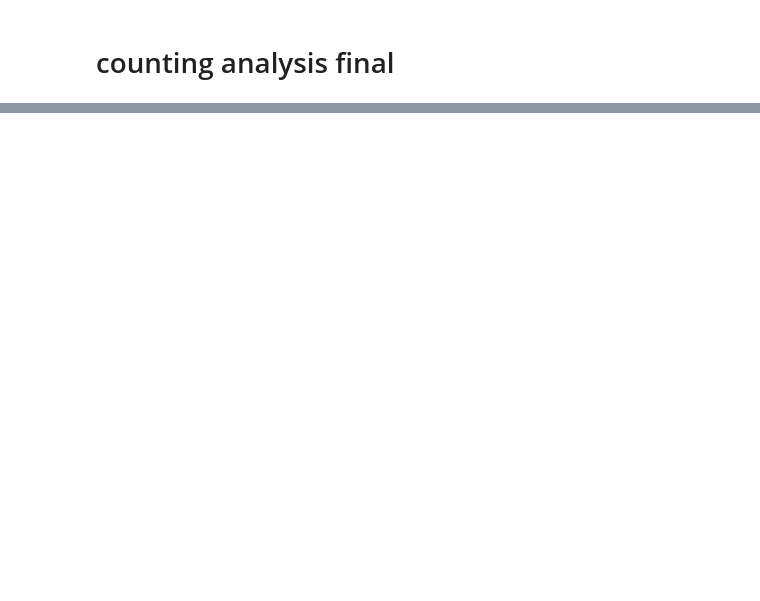
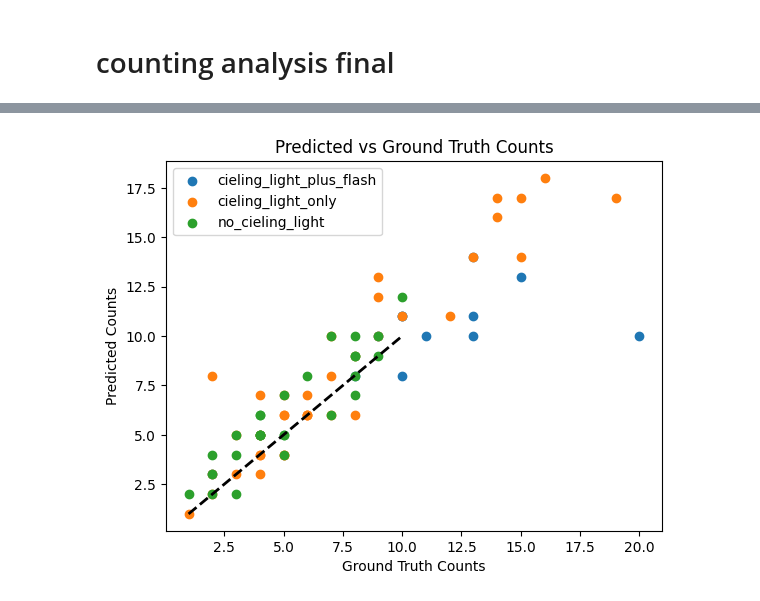
Before and after one commit to gbo999/Computer-Vision-for-Aquaculture-Monitoring-Robot, a Jupyter notebook: fifty_one/counting.ipynb, the cells around one changed output, grey strips where cells are left out. Cells and saved outputs as stored; diff of their text form; code cells hidden in the pictures; blank space fills up the shorter version.

```diff
--- a/fifty_one/counting.ipynb
+++ b/fifty_one/counting.ipynb
@@ -483,18 +479,33 @@ TypeError: Data source must be a DataFrame or Mapping, not <class 'list'>.
 # %%
+import matplotlib.pyplot as plt
+
+# Conditions and corresponding colors
+conditions = ["cieling_light_plus_flash", "cieling_light_only", "no_cieling_light"]
+
 for condition in conditions:
     view = dataset.match_tags(condition)
     gt_counts = []
     pred_counts = []
 
     for sample in view:
-        gt_counts.append(len(sample.ground_truth.detections))
-        pred_counts.append(len(sample.predictions.detections))
+        # Append ground truth count if ground truth detections exist
+        gt_count = len(sample.ground_truth.detections)
 
+
+        gt_counts.append(gt_count)  # Append ground truth count
+        pred_counts.append(len(sample.predictions.detections))  # Append predicted count
+
+    # Scatter plot for this condition
     plt.scatter(gt_counts, pred_counts, label=condition)
 
-plt.plot([min(gt_counts), max(gt_counts)], [min(gt_counts), max(gt_counts)], 'k--', lw=2)  # Line y=x
+# Plot y=x line for reference
+plt.plot([min(gt_counts), max(gt_counts)], [min(gt_counts), max(gt_counts)], 'k--', lw=2)
+
+# Labels and title
 plt.xlabel('Ground Truth Counts')
 plt.ylabel('Predicted Counts')
 plt.title('Predicted vs Ground Truth Counts')
 plt.legend()
 plt.show()
+# %% [output]
+[figure, added]
```
Also changed, not shown: parts of 36 cells of this notebook, 5 other files.
